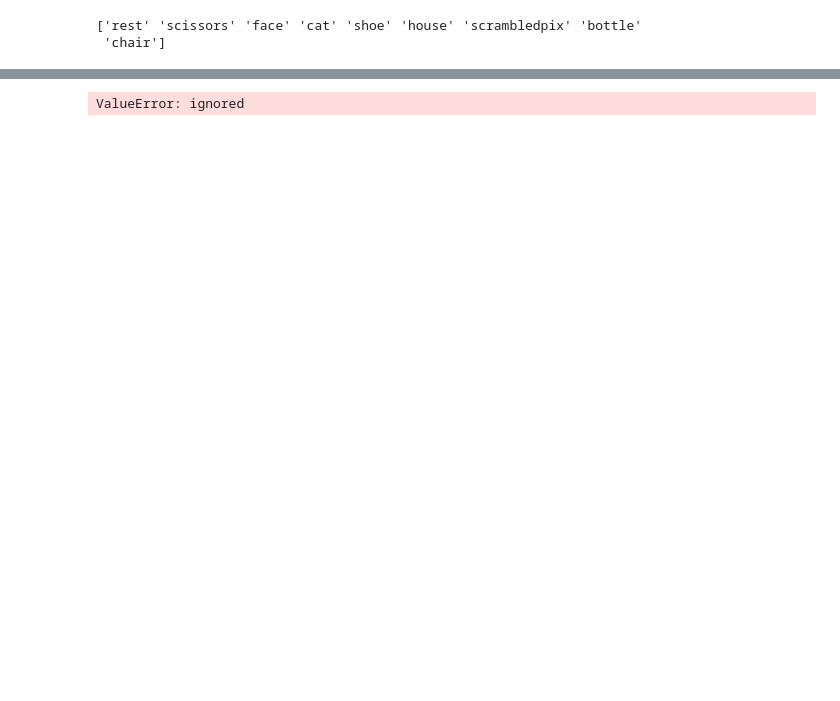
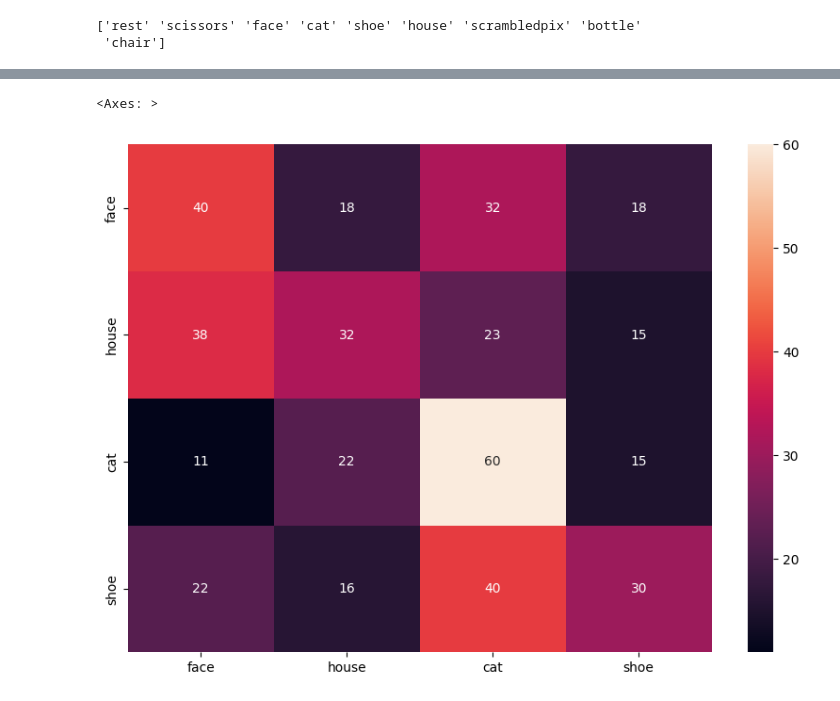
Before and after one commit to eyalhizmi/Machine-learning-methods-for-fMRI-signal-analysis, a Jupyter notebook: tutorials/LDA_QDA.ipynb, the cells around one changed output, grey strips where cells are left out. Saved outputs shown, nothing was run; the diff lists cells and outputs as text; code cells hidden in the pictures; blank space fills up the shorter version.

```diff
--- a/tutorials/LDA_QDA.ipynb
+++ b/tutorials/LDA_QDA.ipynb
@@ -346,8 +336,9 @@ sn.heatmap(df_cm, annot=True)
 # %%
 cm_qda = confusion_matrix(y, predicted_qda)
-df_cm = pd.DataFrame(cm_qda, index =['face', 'house'],
-                  columns = ['face', 'house'])
+df_cm = pd.DataFrame(cm_qda, index =label,
+                  columns = label)
 plt.figure(figsize = (10,7))
 sn.heatmap(df_cm, annot=True)
 # %% [output]
-ValueError: ignored
+<Axes: >
+[figure, added]
```
Also changed, not shown: parts of 9 cells of this notebook.
